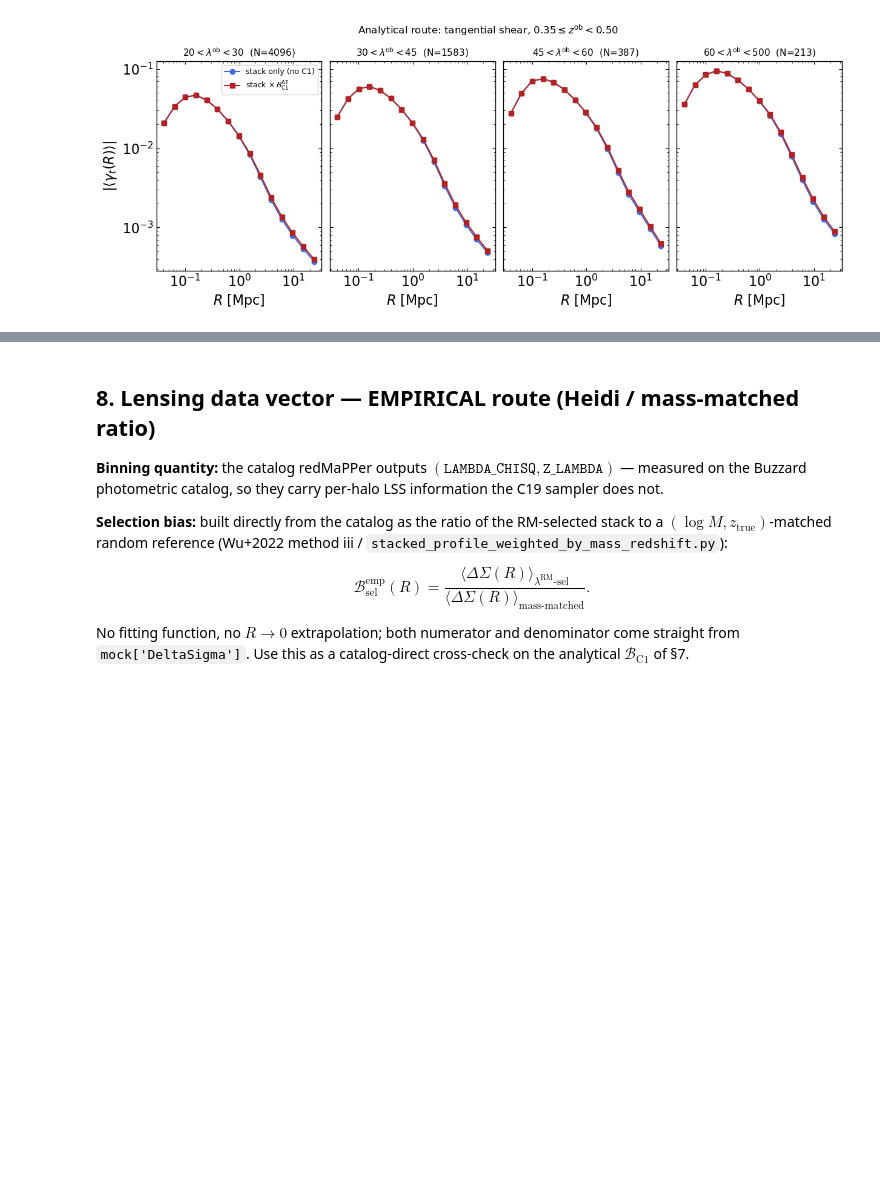
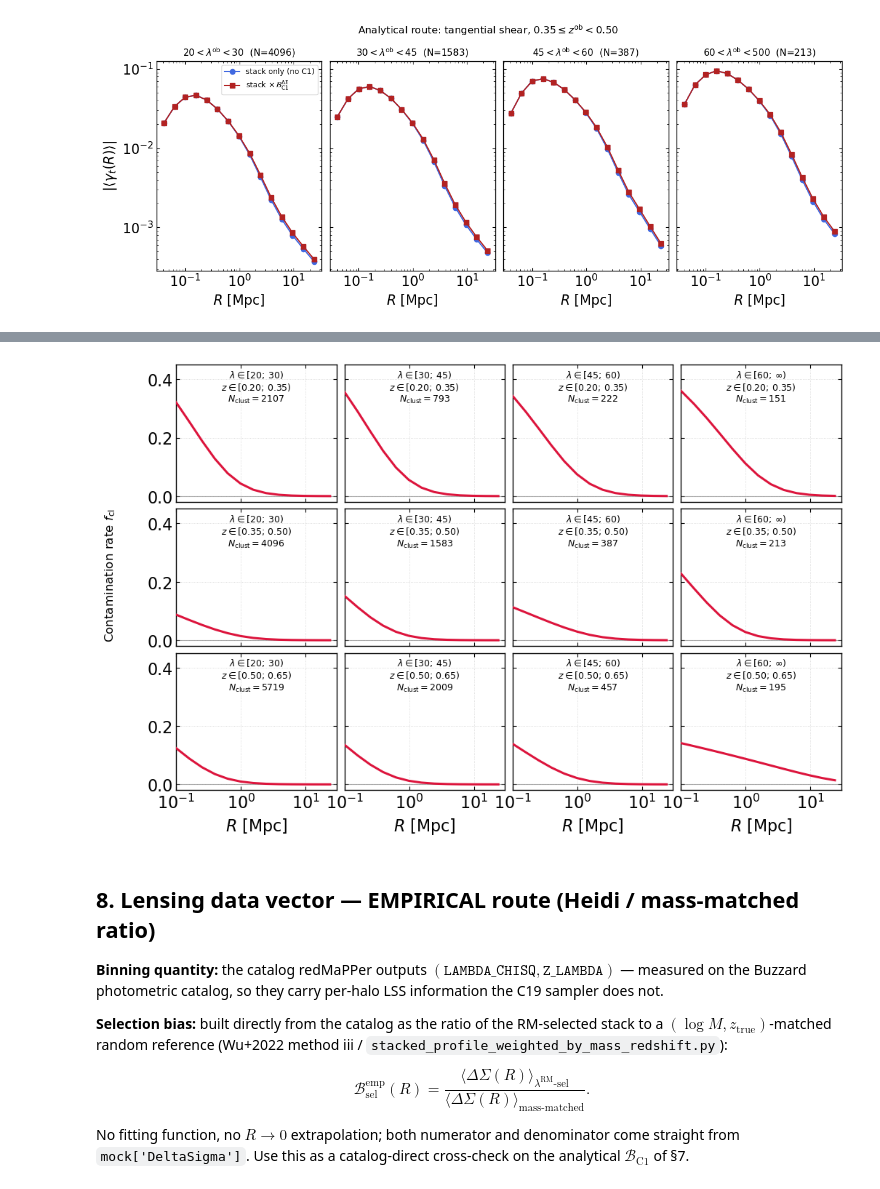
Before and after one commit to xtang126/mock_cluster_buzzard, a Jupyter notebook: MockDataVector.ipynb, the cells around one changed output, grey strips where cells are left out. Drawn from its saved outputs; the diff is of its cells as text; code cells hidden in the pictures; blank space fills up the shorter version.

```diff
--- a/MockDataVector.ipynb
+++ b/MockDataVector.ipynb
@@ -1121,0 +1194,12 @@ plt.show()
+# %%
+shear_mock_obs  = np.zeros_like(DSigma_mock_obs)
+
+for il in range(len(LBDBINS) - 1):
+    for iz in range(len(ZMIN_LIST)):
+        m = lob_masks[il][iz]
+        if not m.any():
+            continue
+        z_rep = float(np.mean(zob_arr[m]))
+        scinv_bin = float(np.interp(z_rep, zlens, sigma_crit_inv_vec_z))
+        # ^ use your existing per-bin Sigma_crit^{-1} interpolation here
+        shear_mock_obs[il, iz] = DSigma_mock_obs[il, iz] * scinv_bin
@@ -1122,3 +1210,70 @@ plt.show()
+# %%
+from matplotlib.ticker import LogLocator, NullLocator
+
+nl, nz = len(LBDBINS) - 1, len(ZMIN_LIST)
+f_cl_grid = 1.0 - 1.0 / B_grid
+R_CUT = 0.2  # Mpc — McClintock+2019 / Varga+2019 analysis floor
+
+fig, axes = plt.subplots(
+    nz, nl,
+    figsize=(nl * 2.8 + 0.6, nz * 2.4 + 0.4),
+    sharex=True, sharey=True,
+    gridspec_kw={'hspace': 0.05, 'wspace': 0.05},
+)
+
+for iz in range(nz):
+    for il in range(nl):
+        ax = axes[iz, il]
+        m = lob_masks[il][iz]
+        N_clust = int(m.sum())
+        if not m.any():
+            ax.set_xscale('log')
+            continue
+        z_rep    = float(np.mean(zob_arr[m]))
+        R_cMpc_h = radii * (1.0 + z_rep) * h
+        f_cl     = f_cl_grid[il, iz]
+
+        # split into below-floor (gray, extrapolated) and above-floor (red)
+        #below = radii <=  R_CUT
+        #above = radii >= R_CUT
+
+        #ax.semilogx(R_cMpc_h[below], f_cl[below], '-',
+        #            color='lightgray', lw=2.2, alpha=0.6, zorder=2)
+        ax.semilogx(radii, f_cl, '-',
+                    color='crimson',  lw=2.2, zorder=3)
+
+        #ax.axvspan(1e-1, 0.2, color='gray', alpha=0.15, zorder=0)   # shade R<0.2 Mpc
+        ax.axhline(0.0, ls='-', color='gray', alpha=0.6, lw=0.8)
+
+        ax.grid(True, which='major', axis='x', ls=':', color='gray', alpha=0.35, lw=0.6)
+        ax.grid(True, which='major', axis='y', ls=':', color='gray', alpha=0.35, lw=0.6)
+        ax.xaxis.set_minor_locator(NullLocator())   # hide the 2,3,...,9 subticks too
+
+        ax.set_ylim(-0.02, 0.45)
+        ax.set_xlim(1e-1, 3e1)
+        ax.set_yticks([0.0, 0.2, 0.4])
+
+        # --- top-centre annotation: lambda range, z range, N_clust ---------
+        lam_lo, lam_hi = LBDBINS[il], LBDBINS[il + 1]
+        lam_hi_str = r'\infty' if not np.isfinite(lam_hi) or lam_hi >= 500 else f'{int(lam_hi)}'
+        label = (
+            rf'$\lambda \in [{int(lam_lo)};\,{lam_hi_str})$' + '\n'
+            rf'$z \in [{ZMIN_LIST[iz]:.2f};\,{ZMAX_LIST[iz]:.2f})$' + '\n'
+            rf'$N_{{\rm clust}}={N_clust}$'
+        )
+        ax.text(0.5, 0.97, label, transform=ax.transAxes,
+                fontsize=9, va='top', ha='center')
+
+# --- axis labels: outer only -----------------------------------------------
+for il in range(nl):
+    axes[-1, il].set_xlabel(r'$R\ [{\rm Mpc}]$')
+fig.text(0.04, 0.5, r'Contamination rate $f_{\rm cl}$',
+         va='center', rotation='vertical', fontsize=12)
+
+fig.tight_layout(rect=[0.05, 0, 1, 1])   # leave room for the shared y-label
+plt.show()
+# %% [output]
+[figure, added]
 # %% [markdown]
 ## 8. Lensing data vector — EMPIRICAL route (Heidi / mass-matched ratio)
 
```
Also changed, not shown: parts of 3 cells of this notebook.
